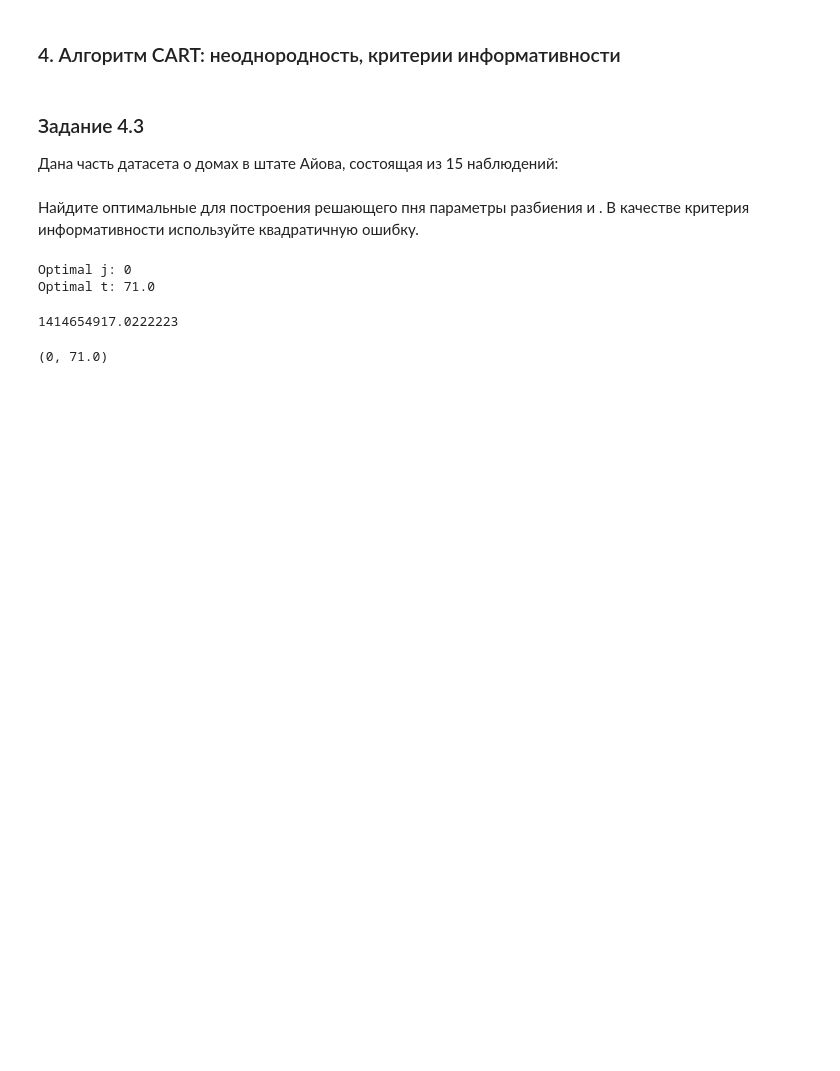
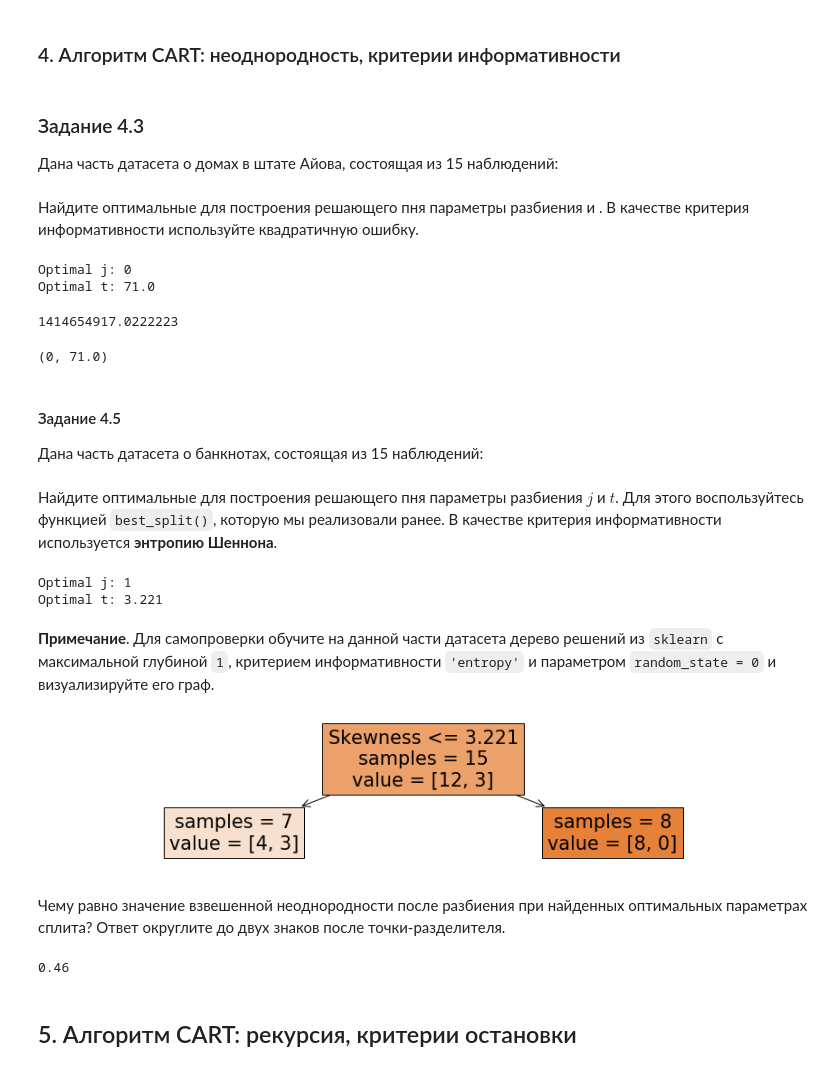
Before and after one commit to IvanovDmitryV/skillfactory_rds, a Jupyter notebook: Unit_6/MATHML_Module_8.ipynb, the cells around one changed output. Saved outputs shown, nothing was run; the diff lists cells and outputs as text; code cells hidden in the pictures; blank space fills up the shorter version.

```diff
--- a/Unit_6/MATHML_Module_8.ipynb
+++ b/Unit_6/MATHML_Module_8.ipynb
@@ -320,0 +334,48 @@ optimal_split_params
+# %% [markdown]
+#### Задание 4.5
+Дана часть датасета о банкнотах, состоящая из 15 наблюдений:
+# %%
+bill_data = pd.read_csv('data/bill_authentication.csv')
+bill_sample = bill_data[['Variance', 'Skewness', 'Class']].sample(
+    n=15,
+    random_state=42)
+bill_sample.index = pd.Index(range(bill_sample.shape[0]))
+# Создаём обучающую выборку
+X = bill_sample[['Variance', 'Skewness']]
+y = bill_sample['Class']
+# %% [markdown]
+Найдите оптимальные для построения решающего пня параметры разбиения $j$ и $t$. Для этого воспользуйтесь функцией `best_split()`, которую мы реализовали ранее. В качестве критерия информативности используется **энтропию Шеннона**.
+# %%
+optimal_split_params = best_split(X, y, criterion=entropy)
+print('Optimal j: {}'.format(optimal_split_params[0]))
+print('Optimal t: {:.3f}'.format(optimal_split_params[1]))
+# %% [output]
+Optimal j: 1
+Optimal t: 3.221
+# %% [markdown]
+**Примечание**. Для самопроверки обучите на данной части датасета дерево решений из `sklearn` с максимальной глубиной `1`, критерием информативности `'entropy'` и параметром `random_state = 0` и визуализируйте его граф.
+# %%
+dt_clf = tree.DecisionTreeClassifier(max_depth=1,
+                                     criterion='entropy',
+                                     random_state=0)
+dt_clf.fit(X.values, y)
+
+fig = plt.figure(figsize=(15, 3))
+tree_graph = tree.plot_tree(
+    dt_clf, #дерево решений
+    feature_names=X.columns, #имена факторов
+    filled=True, #расцветка
+    impurity=False, #отображать ли неоднородность
+)
+plt.show()
+# %% [output]
+[figure, added]
+# %% [markdown]
+Чему равно значение взвешенной неоднородности после разбиения при найденных оптимальных параметрах сплита? Ответ округлите до двух знаков после точки-разделителя.
+# %%
+ans = calculate_weighted_impurity(X, y, split_params = optimal_split_params, criterion=entropy)
+round(ans,2)
+# %% [output]
+0.46
+# %% [markdown]
+## 5. Алгоритм CART: рекурсия, критерии остановки
```
Also changed, not shown: parts of 24 cells of this notebook, 1 other file.
